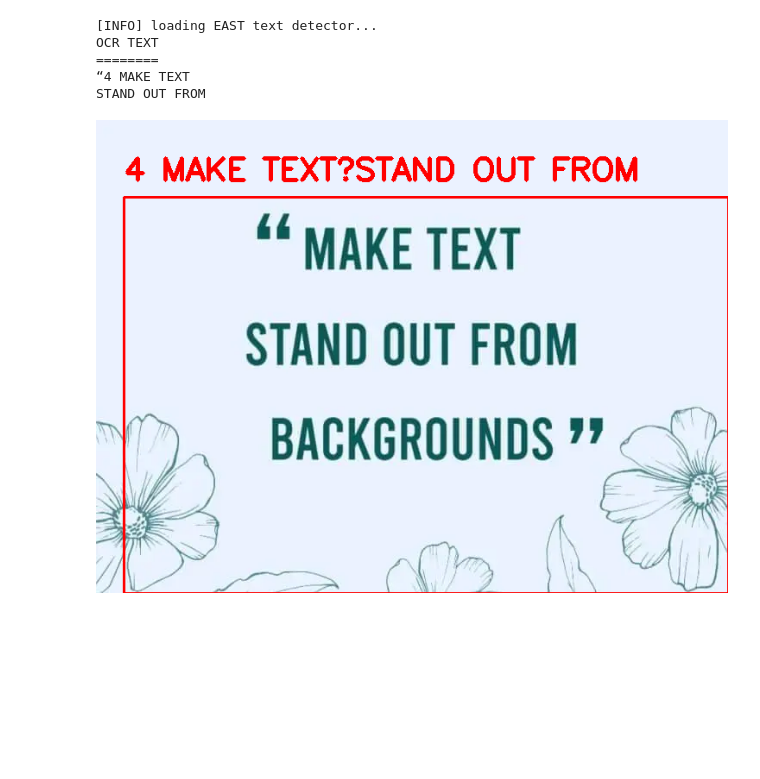
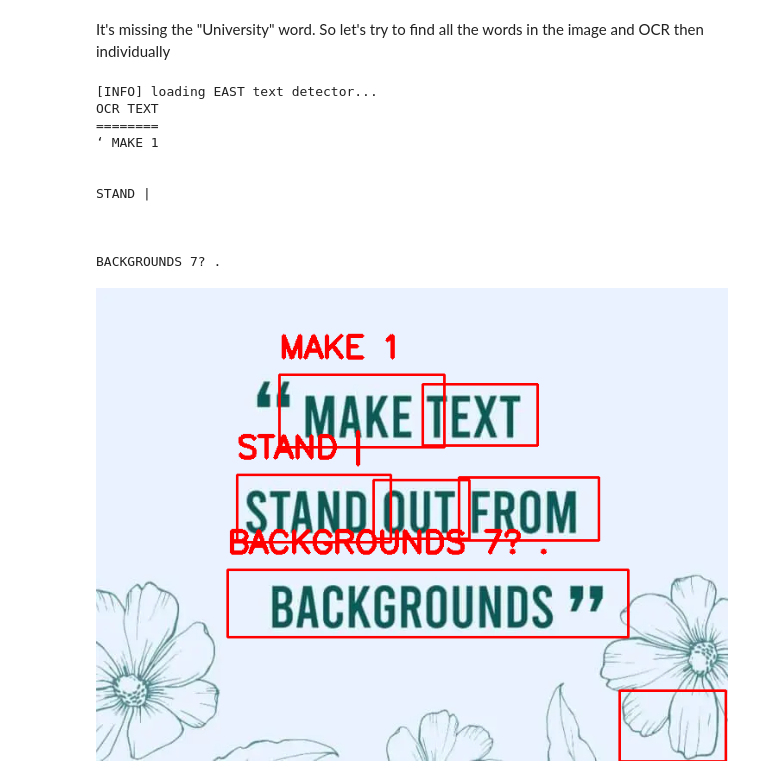
Before and after one commit to allansuzuki/OCR_Tesseract, a Jupyter notebook: OCR_Tesseract_with_OpenCV.ipynb, the cells around one changed output. Saved outputs shown, nothing was run; the diff lists cells and outputs as text; code cells hidden in the pictures; blank space fills up the shorter version.

Commit message:
Improve text detection performance

```diff
--- a/OCR_Tesseract_with_OpenCV.ipynb
+++ b/OCR_Tesseract_with_OpenCV.ipynb
@@ -36,3 +46,6 @@ Requirement already satisfied: imutils in /usr/local/lib/python3.10/dist-package
+# %% [markdown]
+
+It's missing the "University" word. So let's try to find all the words in the image and OCR then individually
 # %%
 import cv2
 import pytesseract
@@ -56,7 +69,7 @@ import argparse
 import cv2
 from google.colab.patches import cv2_imshow
 
-def ocr_image(image, model,config = '-l eng --oem 1 --psm 7', min_confidence=0.5, width=32, height=32, padding=0):
+def ocr_image(image, model,config = '-l eng --oem 1 --psm 7', min_confidence=0.5, width=320, height=320, padding=0):
 
     def decode_predictions(scores, geometry):
         # grab the nrows and ncols from the scores volume, then
@@ -113,7 +126,7 @@ def ocr_image(image, model,config = '-l eng --oem 1 --psm 7', min_confidence=0.5
     RED = (0,0,255)
 
     # load the input image and grab dimension
-    image = cv2.imread(image)
+    if isinstance(image, str): image = cv2.imread(image)
     orig = image.copy()
     (origH, origW) = image.shape[:2]
 
@@ -157,7 +170,7 @@ def ocr_image(image, model,config = '-l eng --oem 1 --psm 7', min_confidence=0.5
 
     # loop over the bounding boxes
     for (startX, startY, endX, endY) in boxes:
-        # scale the bounding box coord based on the respective ratio
+        # scale the bounding box coord based on original image scale
         startX = int(startX * rW)
         startY = int(startY * rH)
         endX = int(endX * rW)
@@ -190,32 +203,41 @@ def ocr_image(image, model,config = '-l eng --oem 1 --psm 7', min_confidence=0.5
 
     #sort results from top to bottom
     results = sorted(results, key= lambda r: r[0][1])   #by y-coord
+    assert len(results)>0, "No results"
+
+    output = orig.copy()
+    print('OCR TEXT')
+    print('========')
 
     # loop over the results
     for ((xi, yi, xf, yf), text) in results:
+
         # display text OCR'd by Tesseract
-        print('OCR TEXT')
-        print('========')
         print(f'{text}')
-
         # take out non-ASCII text
         text = "".join([c if ord(c)<128 else "" for c in text]).strip()
-        output = orig.copy()
         # draw text and bounding box on image
         cv2.rectangle(output, (xi,yi),(xf,yf), RED, 2)
-        cv2.putText(output, text, (xi,yi-20), cv2.FONT_HERSHEY_SIMPLEX, 1.2,RED, 3)
+        # cv2.putText(output, text, (xi,yi-20), cv2.FONT_HERSHEY_SIMPLEX, 1.2,RED, 3)
 
     # show the output image
     cv2_imshow(output)
 # %%
-img_path = '/content/samples/sample001.png'
+# img_path = '/content/Text-Detection-Using-OpenCV/Results/img3.PNG'
+img_path = '/content/OCR_Tesseract/samples/sample001.png'
 model_path = '/content/Text-Detection-Using-OpenCV/frozen_east_text_detection.pb'
 
-ocr_image(img_path, model_path, config = '-l eng --oem 1 --psm 3', padding=.2)
+ocr_image(img_path, model_path, config = '-l eng --oem 1 --psm 3', padding=.1)
 # %% [output]
 [INFO] loading EAST text detector...
 OCR TEXT
 ========
-“4 MAKE TEXT
-STAND OUT FROM
+‘ MAKE 1
+
+
+STAND |
+
+
+
+BACKGROUNDS 7? .
-[figure, old version]
+[figure, new version]
```
Also changed, not shown: parts of 8 cells of this notebook.
